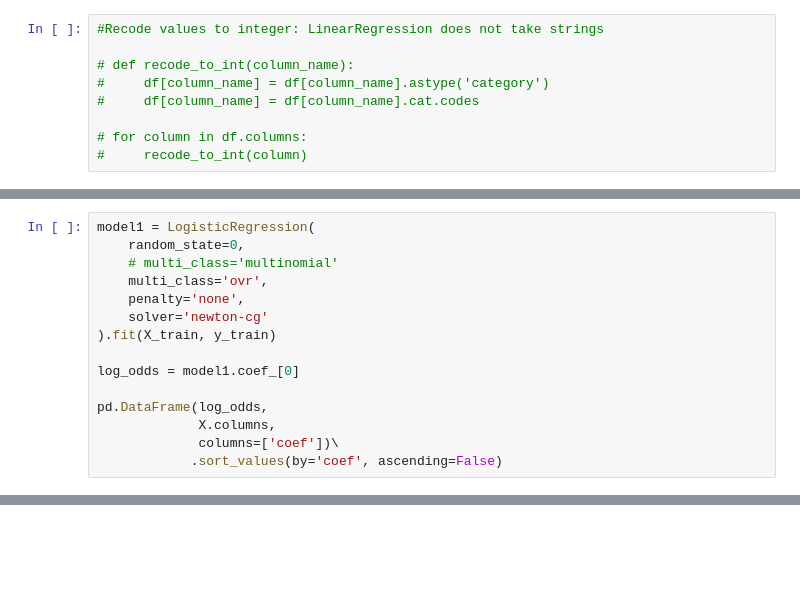
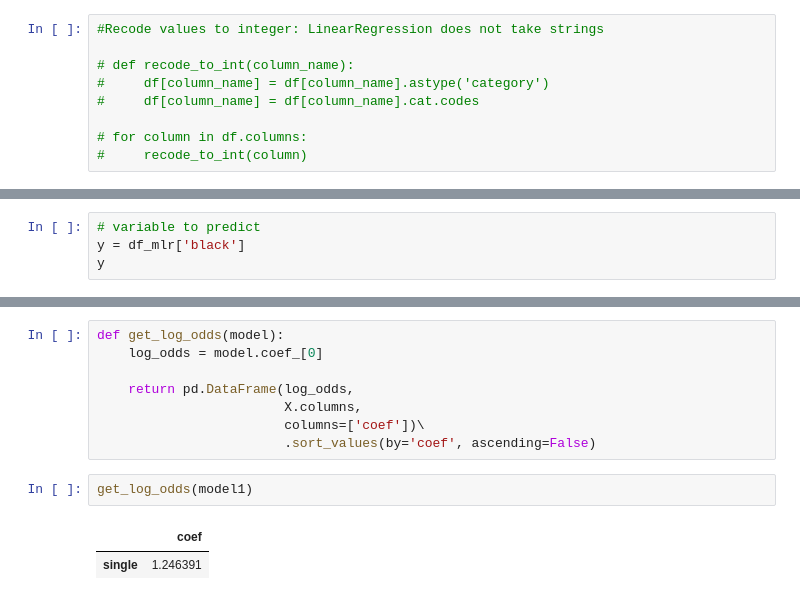
Before and after one commit to andrezafeu/maternal_mortality, a Jupyter notebook: Logistic Regression.ipynb, the cells around one changed output, grey strips where cells are left out. Drawn from its saved outputs; the diff is of its cells as text; blank space fills up the shorter version.

```diff
--- a/Logistic Regression.ipynb
+++ b/Logistic Regression.ipynb
@@ -181,15 +133,0 @@ print(y_test.shape)
-# %%
-model1 = LogisticRegression(
-    random_state=0,
-    # multi_class='multinomial'
-    multi_class='ovr',
-    penalty='none',
-    solver='newton-cg'
-).fit(X_train, y_train)
-
-log_odds = model1.coef_[0]
-
-pd.DataFrame(log_odds,
-             X.columns,
-             columns=['coef'])\
-            .sort_values(by='coef', ascending=False)
@@ -288,0 +151,4 @@ weighted avg       0.64      0.65      0.64      1427
+# %%
+# variable to predict
+y = df_mlr['black']
+y
@@ -288,0 +191,13 @@ weighted avg       0.64      0.65      0.64      1427
+# %%
+def get_log_odds(model):
+    log_odds = model.coef_[0]
+
+    return pd.DataFrame(log_odds,
+                        X.columns,
+                        columns=['coef'])\
+                        .sort_values(by='coef', ascending=False)
+# %%
+get_log_odds(model1)
+# %% [output]
+|  | coef |
+| single | 1.246391 |
```
Also changed, not shown: parts of 44 cells of this notebook.
